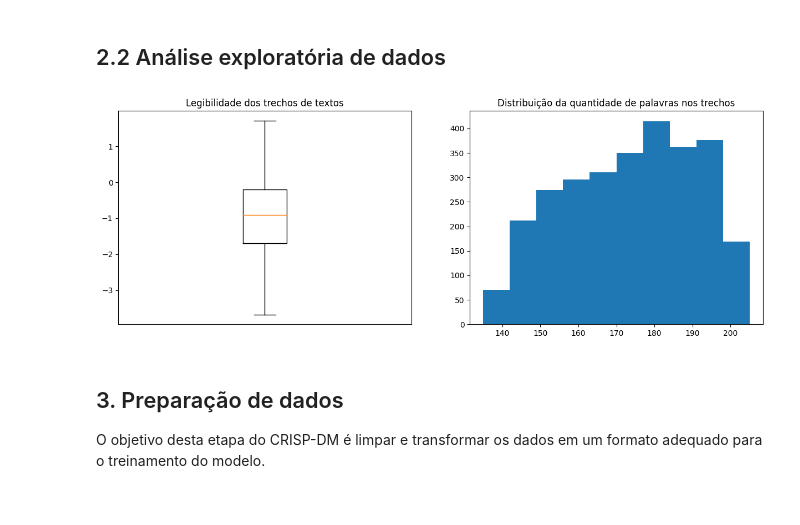
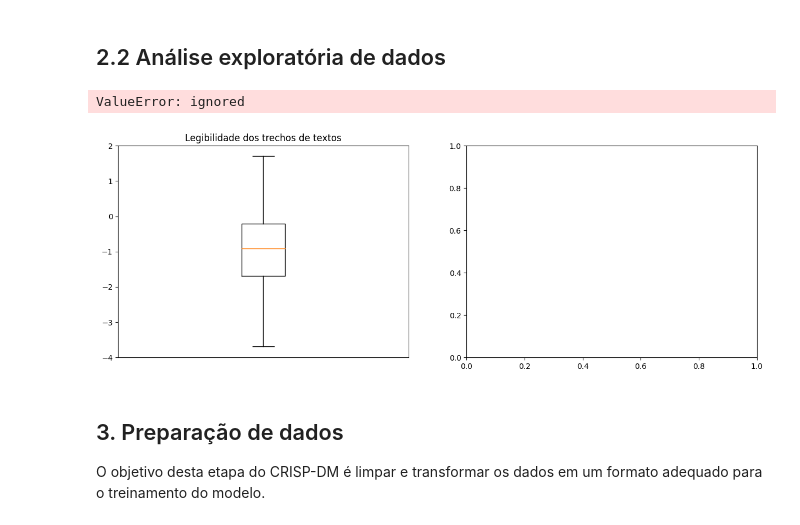
Before and after one commit to gomesluiz/commonlit-readability-predicting, a Jupyter notebook: make_model.ipynb, the cells around one changed output. Drawn from its saved outputs; the diff is of its cells as text; code cells hidden in the pictures.

```diff
--- a/make_model.ipynb
+++ b/make_model.ipynb
@@ -97,20 +105,25 @@ def conta_palavra(texto):
   return len(texto.split())
 # %%
 import matplotlib.pyplot as plt
+from wordcloud import WordCloud
 
 fig = plt.figure(figsize =(15, 5))
 plt.subplot(1, 2, 1)
 _ = plt.boxplot(trechos["legibilidade"])
 _ = plt.title("Legibilidade dos trechos de textos")
 _ = plt.xticks([], [])
+_ = plt.ylim(-4, 2)
 
 plt.subplot(1, 2, 2)
-_ = plt.hist(trechos["trecho"].apply(conta_palavra))
-_ = plt.title("Distribuição da quantidade de palavras nos trechos")
+#_ = plt.hist(trechos["trecho"].apply(conta_palavra))
+#_ = plt.title("Distribuição da quantidade de palavras nos trechos")
 
+wordcloud = WordCloud().generate_from_frequencies(trechos["trecho"])
+plt.imshow(wordcloud)
 plt.show()
 # %% [output]
+ValueError: ignored
-[figure, old version]
+[figure, new version]
 # %% [markdown]
 ## 3. Preparação de dados
 O objetivo desta etapa do CRISP-DM é limpar e transformar os dados em um formato adequado para o treinamento do modelo.
```
Also changed, not shown: parts of 1 cell of this notebook.
